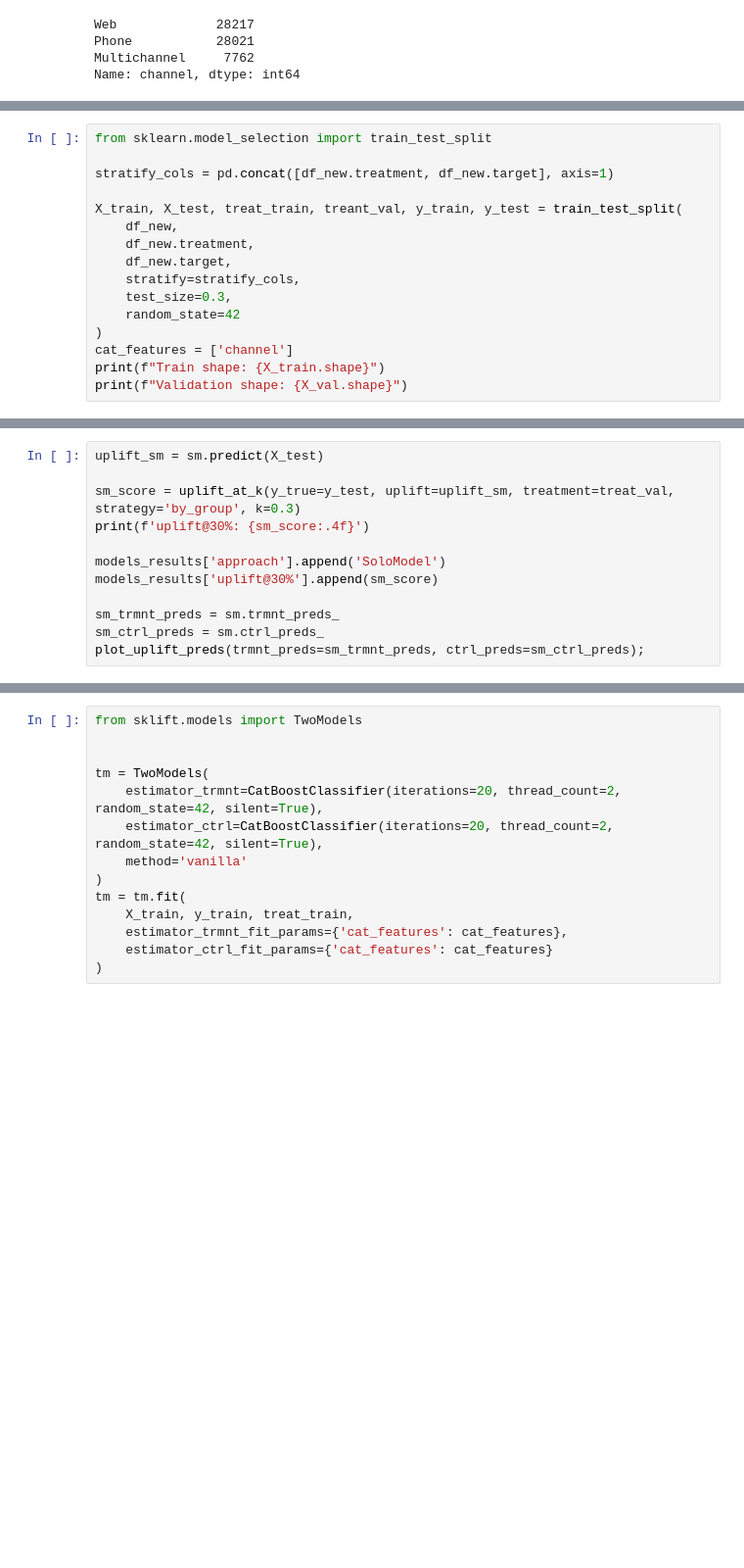
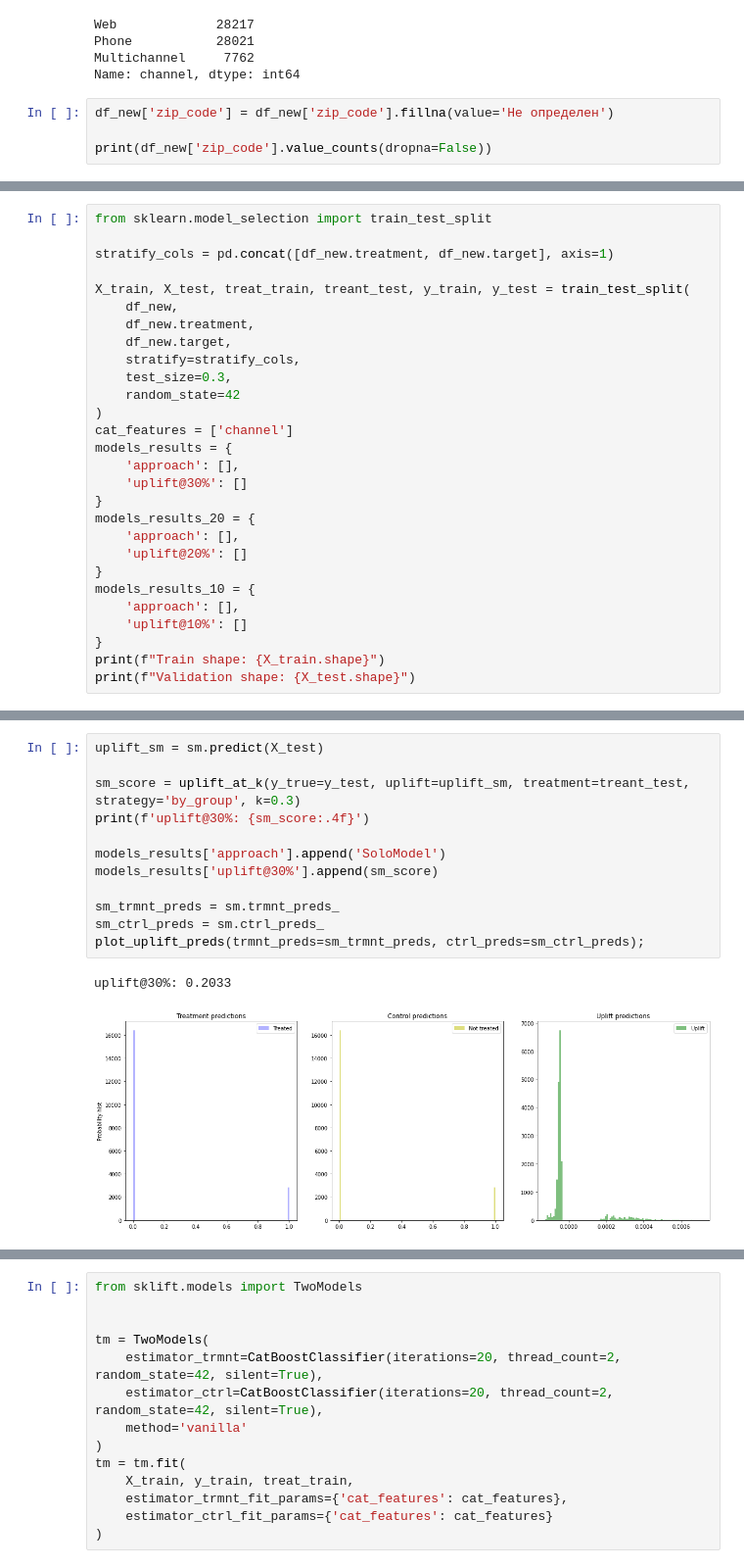
Before and after one commit to Ksenia-90/Machine_learning-_in_business, a Jupyter notebook: HW4.ipynb, the cells around one changed output, grey strips where cells are left out. Shown at 98% size. Saved outputs shown, nothing was run; the diff lists cells and outputs as text; blank space fills up the shorter version.

```diff
--- a/HW4.ipynb
+++ b/HW4.ipynb
@@ -136,3 +136,7 @@ Web             28217
 Phone           28021
 Multichannel     7762
 Name: channel, dtype: int64
+# %%
+df_new['zip_code'] = df_new['zip_code'].fillna(value='Не определен')
+
+print(df_new['zip_code'].value_counts(dropna=False))
@@ -141,7 +152,7 @@ from sklearn.model_selection import train_test_split
 
 stratify_cols = pd.concat([df_new.treatment, df_new.target], axis=1)
 
-X_train, X_test, treat_train, treant_val, y_train, y_test = train_test_split(
+X_train, X_test, treat_train, treant_test, y_train, y_test = train_test_split(
     df_new,
     df_new.treatment,
     df_new.target,
@@ -150,6 +161,18 @@ X_train, X_test, treat_train, treant_val, y_train, y_test = train_test_split(
     random_state=42
 )
 cat_features = ['channel']
+models_results = {
+    'approach': [],
+    'uplift@30%': []
+}
+models_results_20 = {
+    'approach': [],
+    'uplift@20%': []
+}
+models_results_10 = {
+    'approach': [],
+    'uplift@10%': []
+}
 print(f"Train shape: {X_train.shape}")
-print(f"Validation shape: {X_val.shape}")
+print(f"Validation shape: {X_test.shape}")
 # %% [output]
@@ -174,15 +195,18 @@ CatBoostError: ignored
 # %%
 uplift_sm = sm.predict(X_test)
 
-sm_score = uplift_at_k(y_true=y_test, uplift=uplift_sm, treatment=treat_val, strategy='by_group', k=0.3)
+sm_score = uplift_at_k(y_true=y_test, uplift=uplift_sm, treatment=treant_test, strategy='by_group', k=0.3)
 print(f'uplift@30%: {sm_score:.4f}')
 
 models_results['approach'].append('SoloModel')
 models_results['uplift@30%'].append(sm_score)
 
 sm_trmnt_preds = sm.trmnt_preds_
 sm_ctrl_preds = sm.ctrl_preds_
 plot_uplift_preds(trmnt_preds=sm_trmnt_preds, ctrl_preds=sm_ctrl_preds);
+# %% [output]
+uplift@30%: 0.2033
+[figure, added]
 # %%
 uplift_sm = sm.predict(X_test)
 
```
Also changed, not shown: parts of 14 cells of this notebook.
